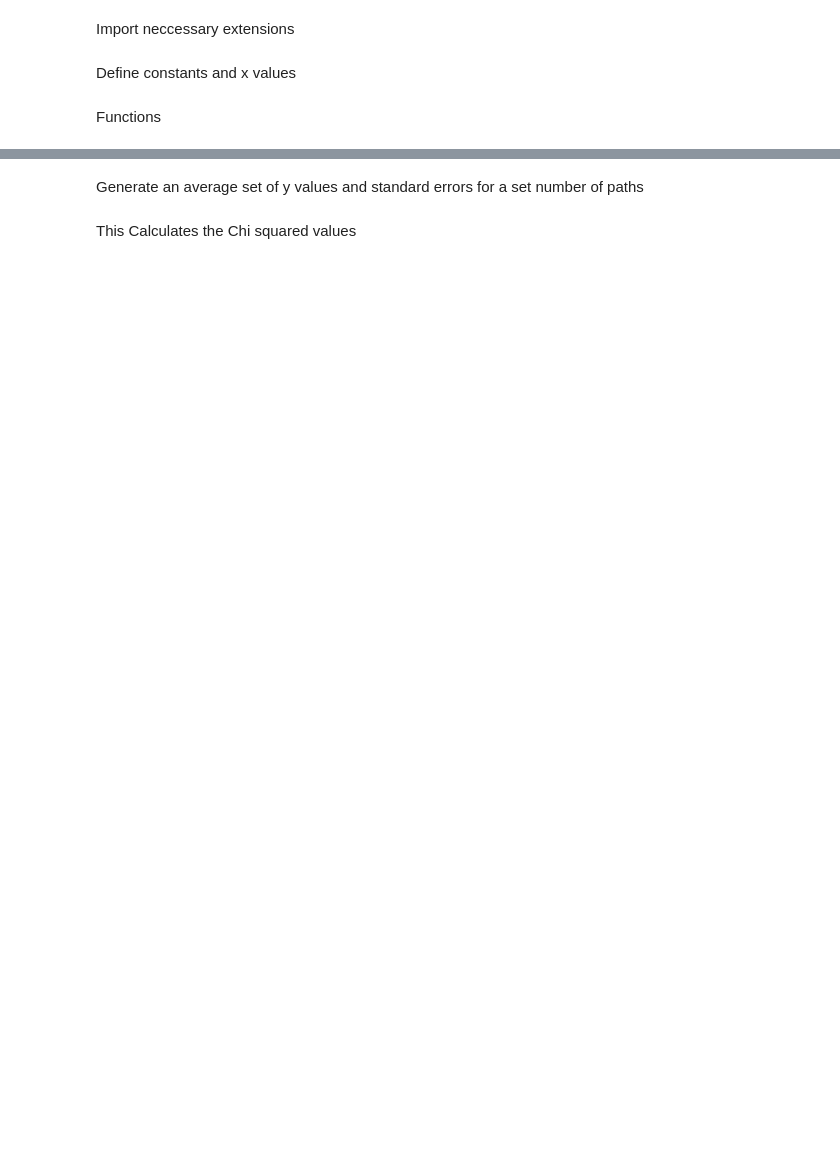
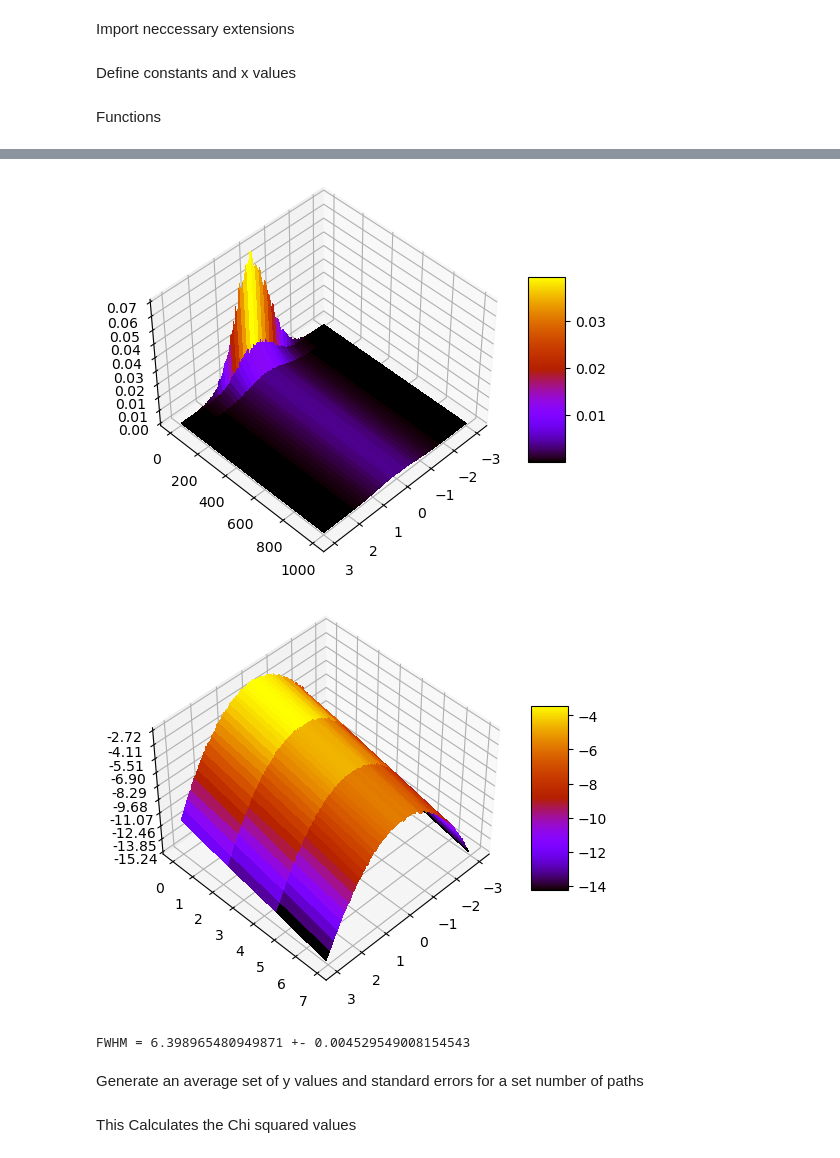
Before and after one commit to Wildeofthewest1/ProjectRepo, a Jupyter notebook: FeynmanPathIntegralJUPYTER.ipynb, the cells around one changed output, grey strips where cells are left out. Cells and saved outputs as stored; diff of their text form; code cells hidden in the pictures; blank space fills up the shorter version.

```diff
--- a/FeynmanPathIntegralJUPYTER.ipynb
+++ b/FeynmanPathIntegralJUPYTER.ipynb
@@ -3840,3 +3993,47 @@ TypeError: expected x and y to have same length
+# %%
+import matplotlib.pyplot as plt
+import numpy as np
+from matplotlib.ticker import LinearLocator
+
+
+def threedplot(X,Y,Z):
+
+    fig, ax = plt.subplots(subplot_kw={"projection": "3d"})
+
+    X, Y = np.meshgrid(X, Y)
+
+    surf = ax.plot_surface(X,Y,Z, cmap="gnuplot",
+                        linewidth=0, antialiased=False)
+
+    ax.zaxis.set_major_locator(LinearLocator(10))
+    # A StrMethodFormatter is used automatically
+    ax.zaxis.set_major_formatter('{x:.02f}')
+
+    ax.view_init(azim=45, elev=45)
+
+    fig.colorbar(surf, shrink=0.5, aspect=5)
+
+    plt.show()
+
+X = xs
+Y = paths_list
+Z = errors
+
+threedplot(X,Y,Z)
+threedplot(X,np.log(Y),np.log(Z))
+FWHMs = []
+for i in range(len(paths_list)):
+    sigma = np.std(np.log(errors[i]))
+    FWHMs.append(2*np.sqrt(2*np.log(2))*sigma)
+
+FWHM = np.mean(FWHMs)
+FWHMerr = np.std(FWHMs)/np.sqrt(len(paths_list))
+
+print("FWHM = {} +- {}".format(FWHM,FWHMerr))
+# %% [output]
+[figure, added]
+[figure, added]
+FWHM = 6.398965480949871 +- 0.004529549008154543
 # %% [markdown]
 Generate an average set of y values and standard errors for a set number of paths
 # %%
```
Also changed, not shown: parts of 6 cells of this notebook.
